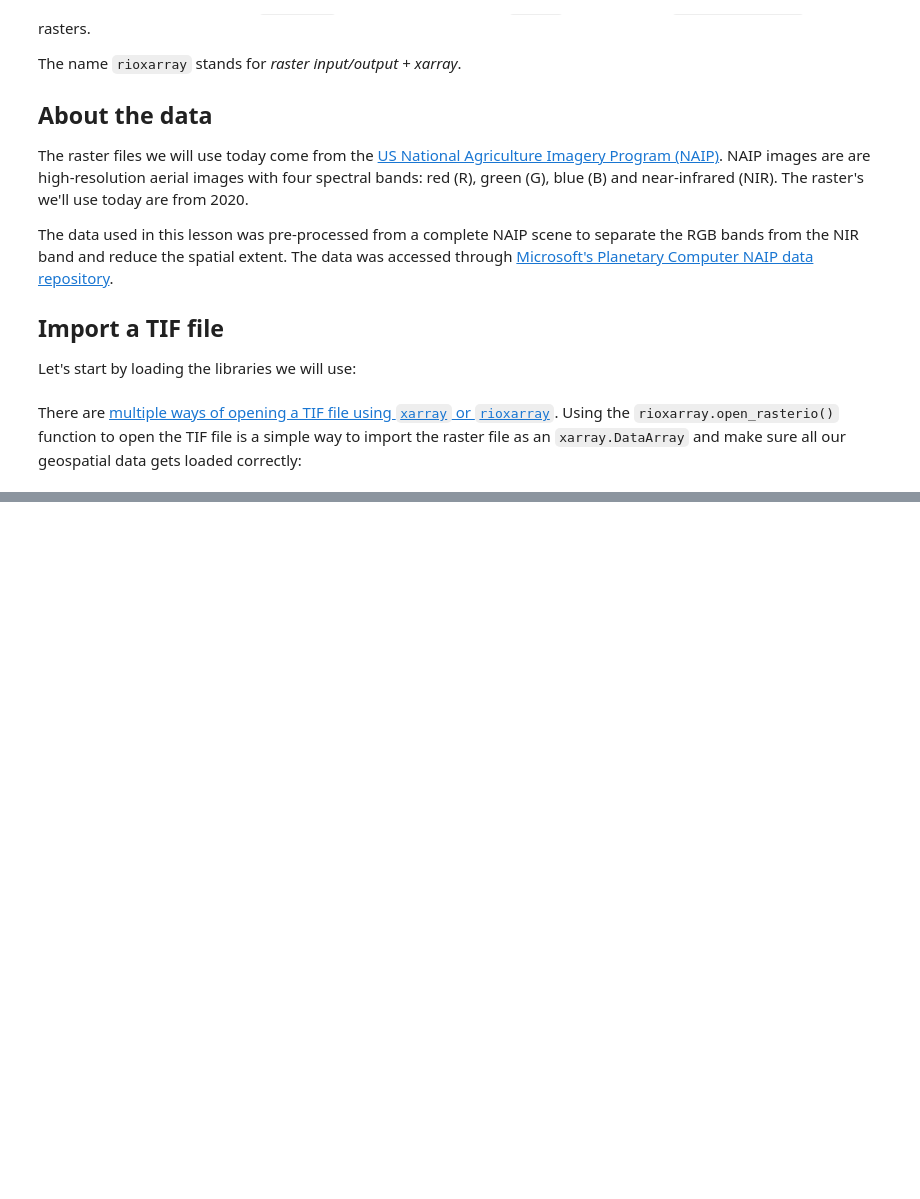
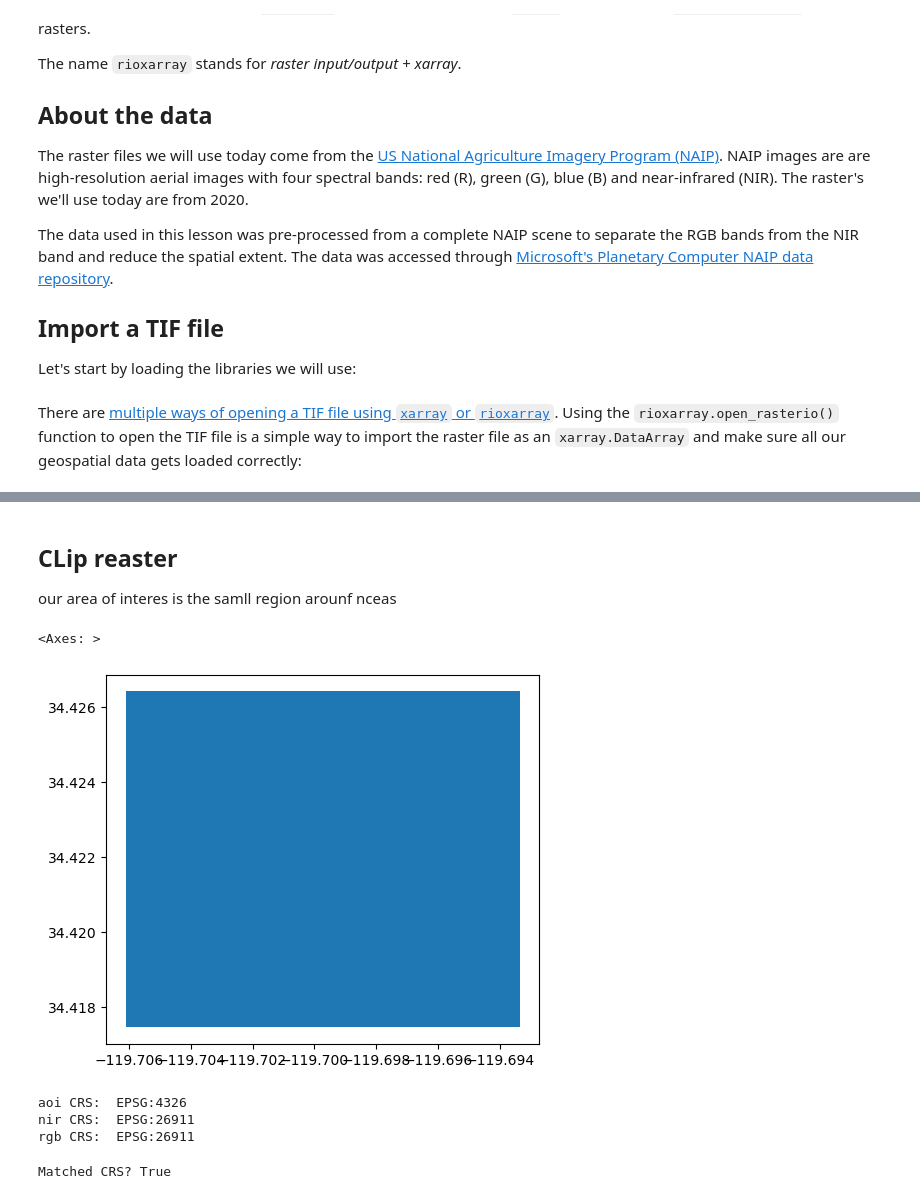
Before and after one commit to austinmartinez12/eds220-2025-in-class, a Jupyter notebook: week8/week8-rioxarray.ipynb, the cells around one changed output, grey strips where cells are left out. Saved outputs shown, nothing was run; the diff lists cells and outputs as text; code cells hidden in the pictures; blank space fills up the shorter version.

```diff
--- a/week8/week8-rioxarray.ipynb
+++ b/week8/week8-rioxarray.ipynb
@@ -27,0 +140,26 @@ root = os.path.join('data', 'rioxarray_lesson_data')
+# %% [markdown]
+## CLip reaster
+
+our area of interes is the samll region arounf nceas
+# %%
+fp = os.path.join('SB_aoi.geojson')
+aoi = gpd.read_file(fp)
+aoi.plot()
+# %% [output]
+<Axes: >
+[figure, added]
+# %%
+# Examine CRss
+print('aoi CRS: ', aoi.crs)
+print('nir CRS: ', nir.rio.crs)
+print('rgb CRS: ', rgb.rio.crs)
+# %% [output]
+aoi CRS:  EPSG:4326
+nir CRS:  EPSG:26911
+rgb CRS:  EPSG:26911
+# %%
+# Reproject AOI to RGB CRS
+aoi = aoi.to_crs(rgb.rio.crs)
+print('Matched CRS?',  aoi.crs == rgb.rio.crs)
+# %% [output]
+Matched CRS? True
```
Also changed, not shown: parts of 25 cells of this notebook, 4 other files.
